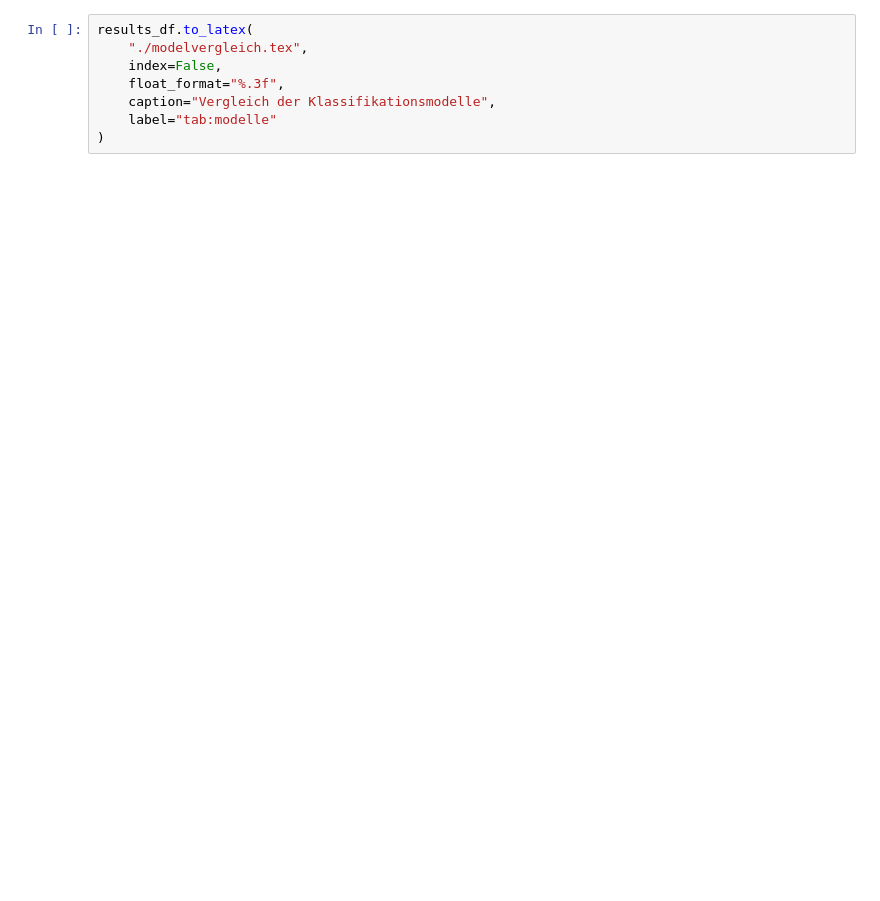
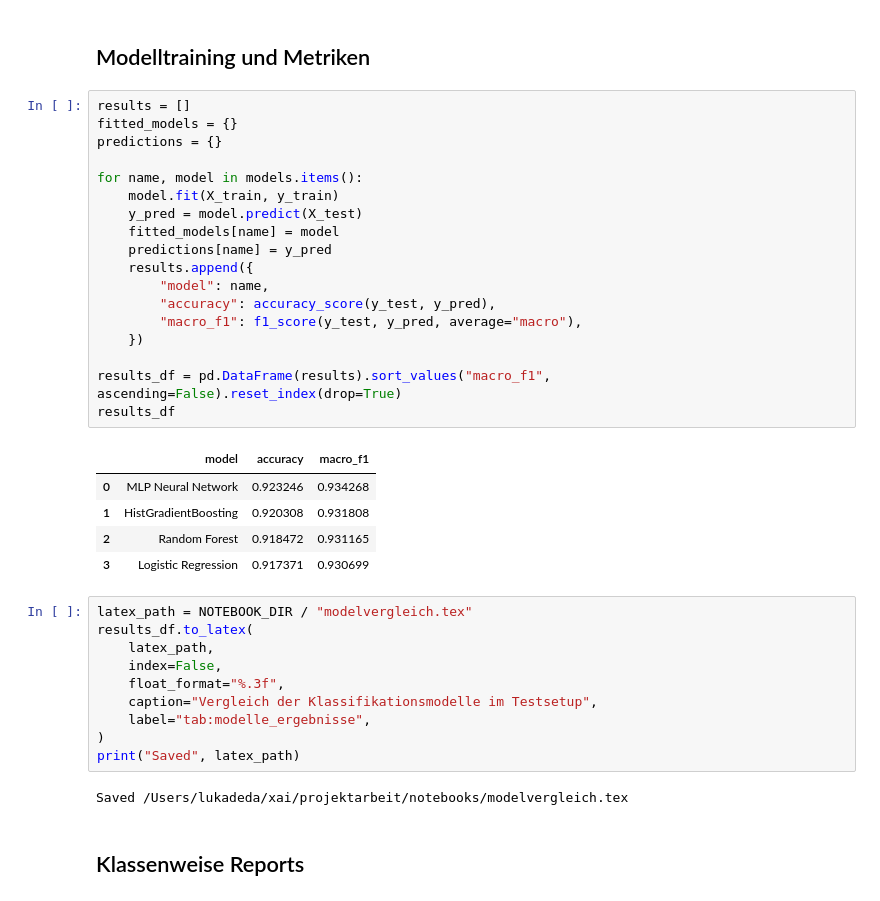
Before and after one commit to lukadeda/xai-drybean-project, a Jupyter notebook: notebooks/02_model_training.ipynb, the cells around one changed output. Drawn from its saved outputs; the diff is of its cells as text; blank space fills up the shorter version.

```diff
--- a/notebooks/02_model_training.ipynb
+++ b/notebooks/02_model_training.ipynb
@@ -271,11 +119,43 @@ Best CV score: 0.9345158613907719
+# %% [markdown]
+## Modelltraining und Metriken
+# %%
+results = []
+fitted_models = {}
+predictions = {}
+
+for name, model in models.items():
+    model.fit(X_train, y_train)
+    y_pred = model.predict(X_test)
+    fitted_models[name] = model
+    predictions[name] = y_pred
+    results.append({
+        "model": name,
+        "accuracy": accuracy_score(y_test, y_pred),
+        "macro_f1": f1_score(y_test, y_pred, average="macro"),
+    })
+
+results_df = pd.DataFrame(results).sort_values("macro_f1", ascending=False).reset_index(drop=True)
+results_df
+# %% [output]
+|  | model | accuracy | macro_f1 |
+| 0 | MLP Neural Network | 0.923246 | 0.934268 |
+| 1 | HistGradientBoosting | 0.920308 | 0.931808 |
+| 2 | Random Forest | 0.918472 | 0.931165 |
+| 3 | Logistic Regression | 0.917371 | 0.930699 |
 # %%
+latex_path = NOTEBOOK_DIR / "modelvergleich.tex"
 results_df.to_latex(
-    "./modelvergleich.tex",
+    latex_path,
     index=False,
     float_format="%.3f",
-    caption="Vergleich der Klassifikationsmodelle",
-    label="tab:modelle"
+    caption="Vergleich der Klassifikationsmodelle im Testsetup",
+    label="tab:modelle_ergebnisse",
 )
+print("Saved", latex_path)
+# %% [output]
+Saved /Users/lukadeda/xai/projektarbeit/notebooks/modelvergleich.tex
+# %% [markdown]
+## Klassenweise Reports
 # %%
 for model_name in results_df["model"]:
     print(model_name)
```
Also changed, not shown: parts of 19 cells of this notebook, 13 other files.
